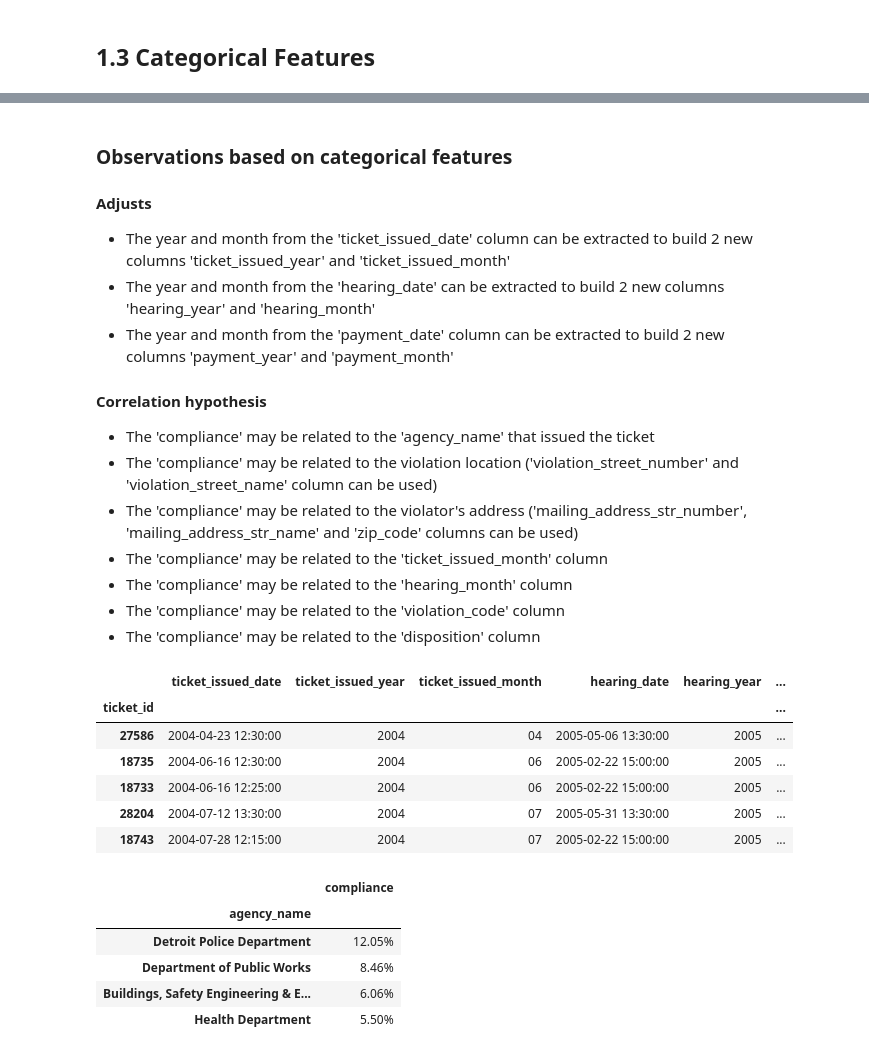
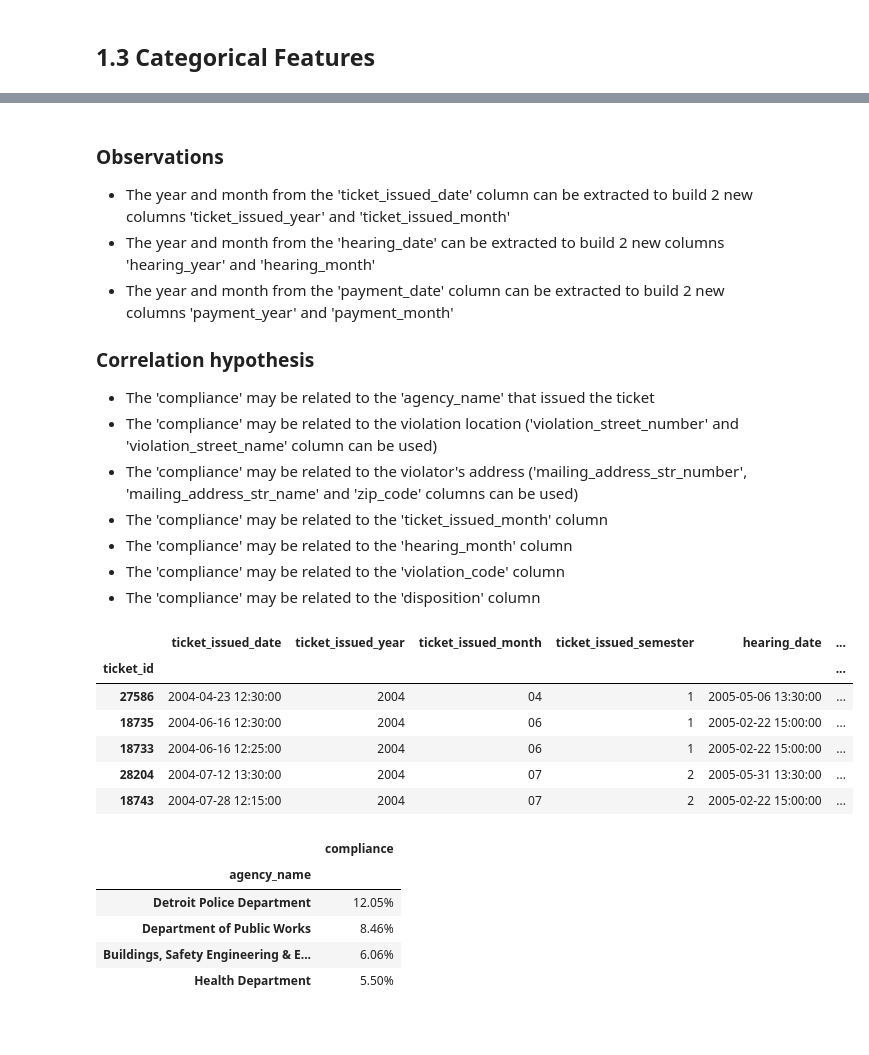
Before and after one commit to henriqueumeda/Property-Maintenance-Blight-Ticket-Fines, a Jupyter notebook: Property Maintenance Blight Ticket Fines.ipynb, the cells around one changed output, grey strips where cells are left out. Cells and saved outputs as stored; diff of their text form; code cells hidden in the pictures; blank space fills up the shorter version.

```diff
--- a/Property Maintenance Blight Ticket Fines.ipynb
+++ b/Property Maintenance Blight Ticket Fines.ipynb
@@ -343,6 +364,9 @@ def plot_compliance_scatter_features_chart(df, x, y, colors = ['#FF7F0E', '#1F77
     plt.show()
 # %% [markdown]
 # 1. Data information <a class='anchor' id='1.'></a>
+# %%
+# Remove the limit of columns to be displayed in the notebook
+pd.set_option('display.max_columns', None)
 # %%
 df_train = pd.read_csv('csv/train.csv', encoding='ISO-8859-1', low_memory=False)
 df_train.info()
@@ -514,0 +537,20 @@ Since the mean value of the owed_amount column is 384.6, 75% of the values are l
+# %%
+bands_dict = {}
+band_columns = ['owed_amount']
+for column in band_columns:
+    band_name = column + '_band'
+    if column == 'owed_amount':
+        df_train[band_name] = pd.cut(df_train[column].drop(df_train[df_train[column] > 400].index), 5)
+    else:
+        df_train[band_name] = pd.cut(df_train[column], 5)
+    bands = df_train.groupby(band_name).agg({'compliance':len})
+    bands_dict[column] = bands
+    df_train[band_name] = df_train[band_name].astype(str)
+    for number, band in enumerate(bands.index):
+        bands_dict[column].iloc[number] = number
+        df_train.loc[df_train[band_name] == str(band), band_name] = number
+    if column == 'owed_amount':
+        df_train[band_name] = df_train[band_name].replace('nan', 4)
+    df_train[band_name] = df_train[band_name].astype(int)
+
+df_train.head()
@@ -523,14 +573,12 @@ df_train.describe(include=['O'])
 | top | Buildings, Safety Engineering & E... | Morris, John | APARTMENTS, CARLTON | SEVEN MILE | PO BOX | Detroit | ... |
 | freq | 59860 | 8023 | 102 | 1570 | 1939 | 96745 | ... |
 # %% [markdown]
-### Observations based on categorical features
-
-#### Adjusts
+### Observations
 * The year and month from the 'ticket_issued_date' column can be extracted to build 2 new columns 'ticket_issued_year' and 'ticket_issued_month'
 * The year and month from the 'hearing_date' can be extracted to build 2 new columns 'hearing_year' and 'hearing_month'
 * The year and month from the 'payment_date' column can be extracted to build 2 new columns 'payment_year' and 'payment_month'
 
-#### Correlation hypothesis
+### Correlation hypothesis
 * The 'compliance' may be related to the 'agency_name' that issued the ticket
 * The 'compliance' may be related to the violation location ('violation_street_number' and 'violation_street_name' column can be used)
 * The 'compliance' may be related to the violator's address ('mailing_address_str_number', 'mailing_address_str_name' and 'zip_code' columns can be used)
@@ -540,18 +588,19 @@ df_train.describe(include=['O'])
 * The 'compliance' may be related to the 'disposition' column
 # %%
 df_train = pd.concat([df_train, df_train['ticket_issued_date'].str.extract(r'(?P<ticket_issued_year>\d{4})-(?P<ticket_issued_month>\d{2})')], axis=1)
+df_train['ticket_issued_semester'] = [1 if x <= 6 else 2 for x in df_train['ticket_issued_month'].astype(int)]
 df_train = pd.concat([df_train, df_train['hearing_date'].str.extract(r'(?P<hearing_year>\d{4})-(?P<hearing_month>\d{2})')], axis=1)
 df_train = pd.concat([df_train, df_train['payment_date'].str.extract(r'(?P<payment_year>\d{4})-(?P<payment_month>\d{2})')], axis=1)
 # %%
-df_train[['ticket_issued_date', 'ticket_issued_year', 'ticket_issued_month', 'hearing_date', 'hearing_year', 'hearing_month', 'payment_date', 'payment_year', 'payment_month']].head()
+df_train[['ticket_issued_date', 'ticket_issued_year', 'ticket_issued_month', 'ticket_issued_semester', 'hearing_date', 'hearing_year', 'hearing_month', 'payment_date', 'payment_year', 'payment_month']].head()
 # %% [output]
-|  | ticket_issued_date | ticket_issued_year | ticket_issued_month | hearing_date | hearing_year | ... |
+|  | ticket_issued_date | ticket_issued_year | ticket_issued_month | ticket_issued_semester | hearing_date | ... |
 | ticket_id |  |  |  |  |  | ... |
-| 27586 | 2004-04-23 12:30:00 | 2004 | 04 | 2005-05-06 13:30:00 | 2005 | ... |
-| 18735 | 2004-06-16 12:30:00 | 2004 | 06 | 2005-02-22 15:00:00 | 2005 | ... |
-| 18733 | 2004-06-16 12:25:00 | 2004 | 06 | 2005-02-22 15:00:00 | 2005 | ... |
-| 28204 | 2004-07-12 13:30:00 | 2004 | 07 | 2005-05-31 13:30:00 | 2005 | ... |
-| 18743 | 2004-07-28 12:15:00 | 2004 | 07 | 2005-02-22 15:00:00 | 2005 | ... |
+| 27586 | 2004-04-23 12:30:00 | 2004 | 04 | 1 | 2005-05-06 13:30:00 | ... |
+| 18735 | 2004-06-16 12:30:00 | 2004 | 06 | 1 | 2005-02-22 15:00:00 | ... |
+| 18733 | 2004-06-16 12:25:00 | 2004 | 06 | 1 | 2005-02-22 15:00:00 | ... |
+| 28204 | 2004-07-12 13:30:00 | 2004 | 07 | 2 | 2005-05-31 13:30:00 | ... |
+| 18743 | 2004-07-28 12:15:00 | 2004 | 07 | 2 | 2005-02-22 15:00:00 | ... |
 # %%
 df_train[['agency_name', 'compliance']].groupby(['agency_name'], as_index=False).mean().sort_values(by='compliance', ascending=False).set_index('agency_name').apply(lambda series: series.apply(lambda x: '{:.2f}%'.format(x*100)))
 # %% [output]
```
Also changed, not shown: parts of 154 cells of this notebook, 15 other files.
